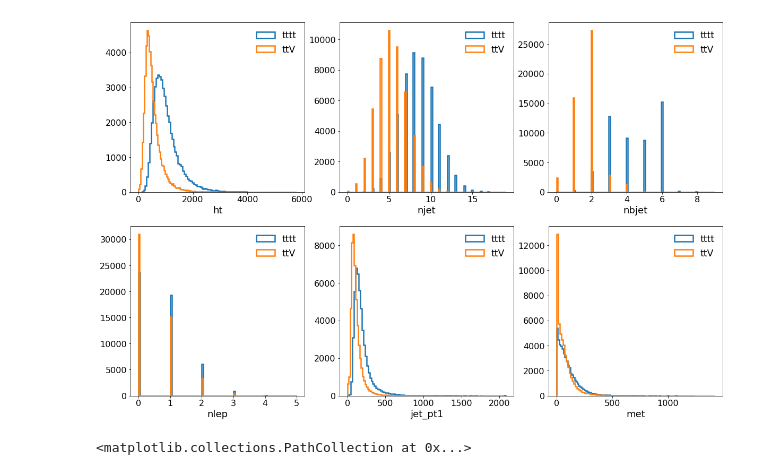
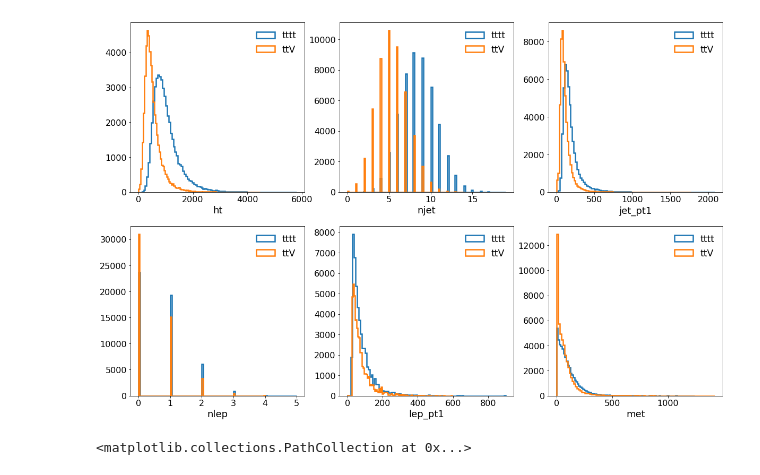
Before and after one commit to rmadar/ML-HEP, a Jupyter notebook: 4topML.ipynb, the cells around one changed output. Saved outputs shown, nothing was run; the diff lists cells and outputs as text; code cells hidden in the pictures.

```diff
--- a/4topML.ipynb
+++ b/4topML.ipynb
@@ -26,9 +26,19 @@ mpl.rcParams['lines.linewidth'] = 2.5
 
 # Useful functions
 from utils import *
+
+def remove_bjets_info(my_df):
+    my_df = my_df.drop('nbjet',axis=1)
+    jet_isb_list=['jet_isb'+str(i) for i in range(0,9)]
+    my_df = my_df.drop(jet_isb_list,axis=1)
+    return my_df
 # %%
 data = pd.read_csv('4topSM.csv')
 df = pd.DataFrame(data)
+
+#drop b-jets info as it is really chitting at the truth level
+df = remove_bjets_info(df)
+
 cols = df.columns.tolist()
 cols = cols[1:-1] + [cols[0]]
 df = df[cols]
@@ -45,6 +55,7 @@ df.head()
 # %%
 data_ttV = pd.read_csv('ttV.csv')
 df_ttV = pd.DataFrame(data_ttV)
+df_ttV = remove_bjets_info(df_ttV)
 cols = df_ttV.columns.tolist()
 cols = cols[1:-1] + [cols[0]]
 df_ttV = df_ttV[cols]
@@ -61,7 +72,7 @@ df_ttV.head()
 # %%
-compare_4top_ttV_distributions(df,df_ttV,['ht','njet','nbjet','nlep','jet_pt1','met'])
+compare_4top_ttV_distributions(df,df_ttV,['ht','njet','jet_pt1','nlep','lep_pt1','met'])
 # %% [output]
-[figure, old version]
+[figure, new version]
 # %%
 plt.figure(figsize=(20,5))
 plt.subplot(141)
```
Also changed, not shown: parts of 16 cells of this notebook.
